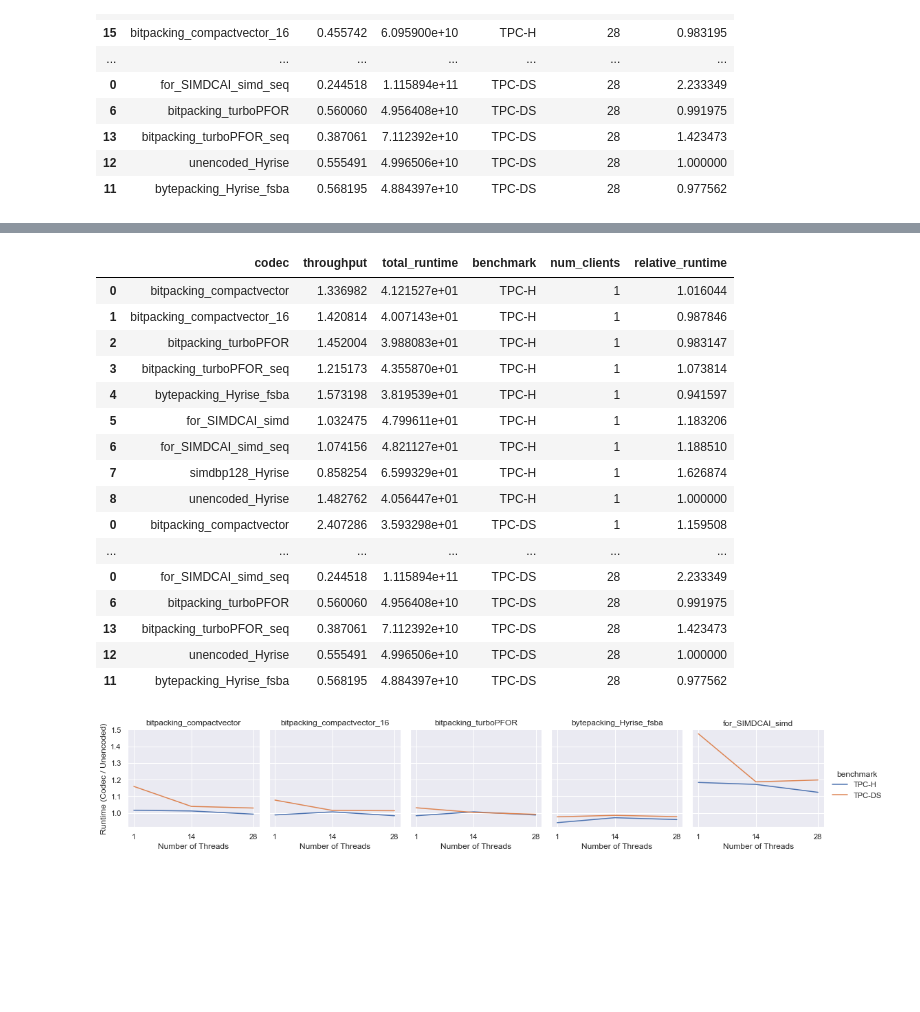
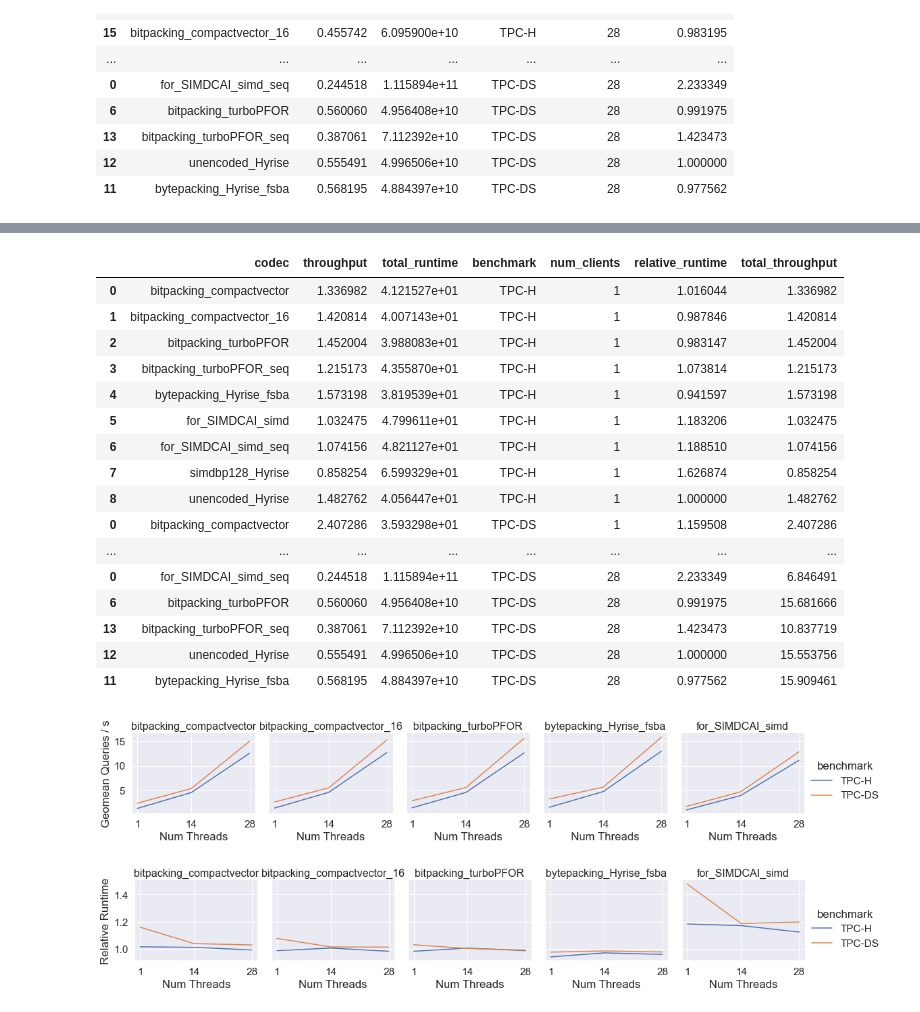
Before and after one commit to linuslh1996/column-compression, a Jupyter notebook: notebooks/CompareTPCHMultithreaded_ColumnCompression.ipynb, the cells around one changed output, grey strips where cells are left out. Cells and saved outputs as stored; diff of their text form; code cells hidden in the pictures; blank space fills up the shorter version.

```diff
--- a/notebooks/CompareTPCHMultithreaded_ColumnCompression.ipynb
+++ b/notebooks/CompareTPCHMultithreaded_ColumnCompression.ipynb
@@ -484,32 +485,54 @@ single_benchmarks["num_clients"] = 1
 single_benchmarks_1 = pd.DataFrame({"codec": single_benchmarks.codec,"throughput": single_benchmarks.avg_throughput, "total_runtime": single_benchmarks.total_runtime, "benchmark": single_benchmarks.benchmark, "num_clients": single_benchmarks.num_clients, "relative_runtime": single_benchmarks.relative_runtime})
 
 all_benchmarks = pd.concat([single_benchmarks_1, multi_benchmarks_1])
+all_benchmarks["total_throughput"] = all_benchmarks.throughput * all_benchmarks.num_clients
 all_benchmarks
 # %% [output]
-|  | codec | throughput | total_runtime | benchmark | num_clients | relative_runtime |
-| 0 | bitpacking_compactvector | 1.336982 | 4.121527e+01 | TPC-H | 1 | 1.016044 |
-| 1 | bitpacking_compactvector_16 | 1.420814 | 4.007143e+01 | TPC-H | 1 | 0.987846 |
-| 2 | bitpacking_turboPFOR | 1.452004 | 3.988083e+01 | TPC-H | 1 | 0.983147 |
-| 3 | bitpacking_turboPFOR_seq | 1.215173 | 4.355870e+01 | TPC-H | 1 | 1.073814 |
-| 4 | bytepacking_Hyrise_fsba | 1.573198 | 3.819539e+01 | TPC-H | 1 | 0.941597 |
-| 5 | for_SIMDCAI_simd | 1.032475 | 4.799611e+01 | TPC-H | 1 | 1.183206 |
-| 6 | for_SIMDCAI_simd_seq | 1.074156 | 4.821127e+01 | TPC-H | 1 | 1.188510 |
-| 7 | simdbp128_Hyrise | 0.858254 | 6.599329e+01 | TPC-H | 1 | 1.626874 |
-| 8 | unencoded_Hyrise | 1.482762 | 4.056447e+01 | TPC-H | 1 | 1.000000 |
-| 0 | bitpacking_compactvector | 2.407286 | 3.593298e+01 | TPC-DS | 1 | 1.159508 |
-| ... | ... | ... | ... | ... | ... | ... |
-| 0 | for_SIMDCAI_simd_seq | 0.244518 | 1.115894e+11 | TPC-DS | 28 | 2.233349 |
-| 6 | bitpacking_turboPFOR | 0.560060 | 4.956408e+10 | TPC-DS | 28 | 0.991975 |
-| 13 | bitpacking_turboPFOR_seq | 0.387061 | 7.112392e+10 | TPC-DS | 28 | 1.423473 |
-| 12 | unencoded_Hyrise | 0.555491 | 4.996506e+10 | TPC-DS | 28 | 1.000000 |
-| 11 | bytepacking_Hyrise_fsba | 0.568195 | 4.884397e+10 | TPC-DS | 28 | 0.977562 |
+|  | codec | throughput | total_runtime | benchmark | num_clients | relative_runtime | total_throughput |
+| 0 | bitpacking_compactvector | 1.336982 | 4.121527e+01 | TPC-H | 1 | 1.016044 | 1.336982 |
+| 1 | bitpacking_compactvector_16 | 1.420814 | 4.007143e+01 | TPC-H | 1 | 0.987846 | 1.420814 |
+| 2 | bitpacking_turboPFOR | 1.452004 | 3.988083e+01 | TPC-H | 1 | 0.983147 | 1.452004 |
+| 3 | bitpacking_turboPFOR_seq | 1.215173 | 4.355870e+01 | TPC-H | 1 | 1.073814 | 1.215173 |
+| 4 | bytepacking_Hyrise_fsba | 1.573198 | 3.819539e+01 | TPC-H | 1 | 0.941597 | 1.573198 |
+| 5 | for_SIMDCAI_simd | 1.032475 | 4.799611e+01 | TPC-H | 1 | 1.183206 | 1.032475 |
+| 6 | for_SIMDCAI_simd_seq | 1.074156 | 4.821127e+01 | TPC-H | 1 | 1.188510 | 1.074156 |
+| 7 | simdbp128_Hyrise | 0.858254 | 6.599329e+01 | TPC-H | 1 | 1.626874 | 0.858254 |
+| 8 | unencoded_Hyrise | 1.482762 | 4.056447e+01 | TPC-H | 1 | 1.000000 | 1.482762 |
+| 0 | bitpacking_compactvector | 2.407286 | 3.593298e+01 | TPC-DS | 1 | 1.159508 | 2.407286 |
+| ... | ... | ... | ... | ... | ... | ... | ... |
+| 0 | for_SIMDCAI_simd_seq | 0.244518 | 1.115894e+11 | TPC-DS | 28 | 2.233349 | 6.846491 |
+| 6 | bitpacking_turboPFOR | 0.560060 | 4.956408e+10 | TPC-DS | 28 | 0.991975 | 15.681666 |
+| 13 | bitpacking_turboPFOR_seq | 0.387061 | 7.112392e+10 | TPC-DS | 28 | 1.423473 | 10.837719 |
+| 12 | unencoded_Hyrise | 0.555491 | 4.996506e+10 | TPC-DS | 28 | 1.000000 | 15.553756 |
+| 11 | bytepacking_Hyrise_fsba | 0.568195 | 4.884397e+10 | TPC-DS | 28 | 0.977562 | 15.909461 |
+# %%
+sns.set(font_scale=1.4)
+
+g = sns.FacetGrid(all_benchmarks[~all_benchmarks.codec.str.match(".*(simdbp128_Hyrise|_seq|unencoded)")], col="codec", hue="benchmark", legend_out=True)
+g.map(plt.plot, "num_clients", "total_throughput")
+g.set_axis_labels("Num Threads", "Geomean Queries / s")
+g.set_titles(col_template="{col_name}", row_template="{row_name}", size=16)
+g.add_legend()
+for ax in g.axes[0]:
+    ax.set_xticks([1, 14, 28])
+
+
+plt.savefig(f"visualizations/colcompression_multithreading_speedup.svg", format="svg")
+# %% [output]
+[figure, added]
 # %%
+
+sns.set(font_scale=1.4)
+
 g = sns.FacetGrid(all_benchmarks[~all_benchmarks.codec.str.match(".*(simdbp128_Hyrise|_seq|unencoded)")], col="codec", hue="benchmark", legend_out=True)
 g.map(plt.plot, "num_clients", "relative_runtime")
-g.set_axis_labels("Number of Threads", "Runtime (Codec / Unencoded)")
-g.set_titles(col_template="{col_name}", row_template="{row_name}")
+g.set_axis_labels("Num Threads", "Relative Runtime")
+g.set_titles(col_template="{col_name}", row_template="{row_name}", size=16)
 g.add_legend()
 for ax in g.axes[0]:
     ax.set_xticks([1, 14, 28])
+
+
+plt.savefig(f"visualizations/colcompression_multithreading.svg", format="svg")
 # %% [output]
-[figure, old version]
+[figure, new version]
```
Also changed, not shown: parts of 2 cells of this notebook, 1 other file.
